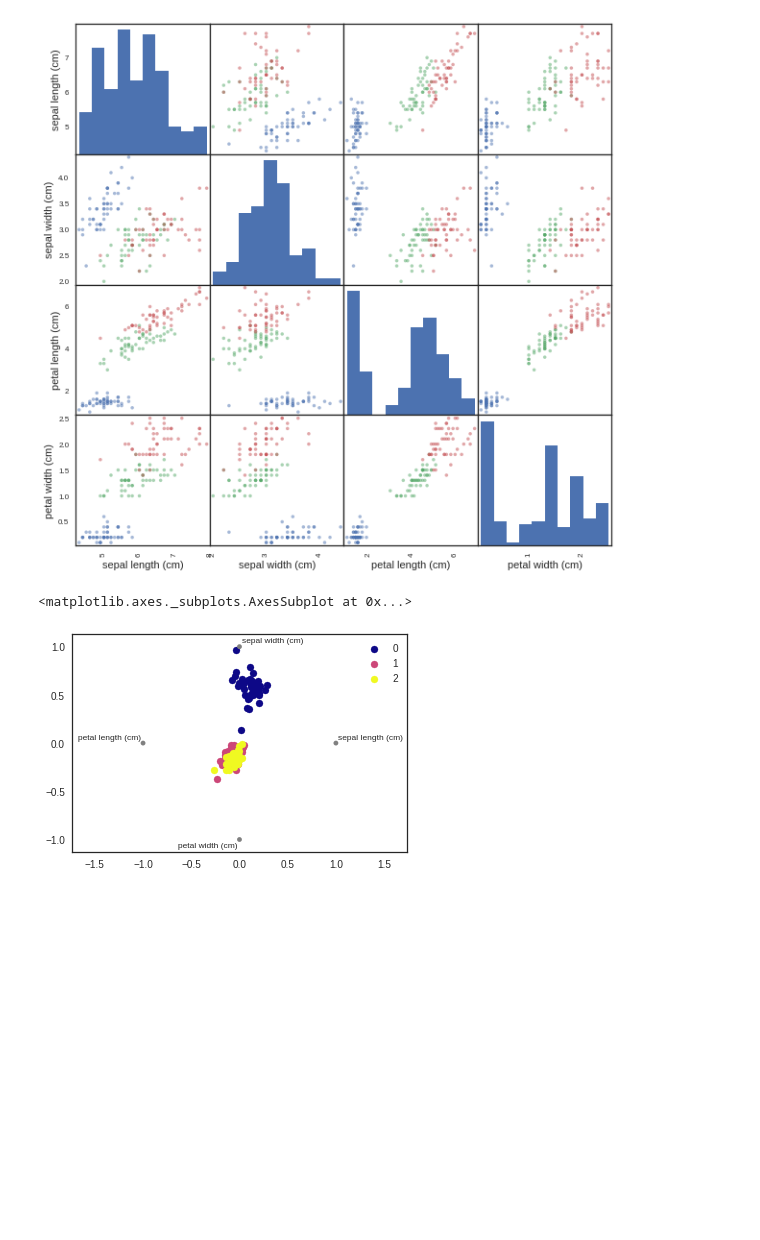
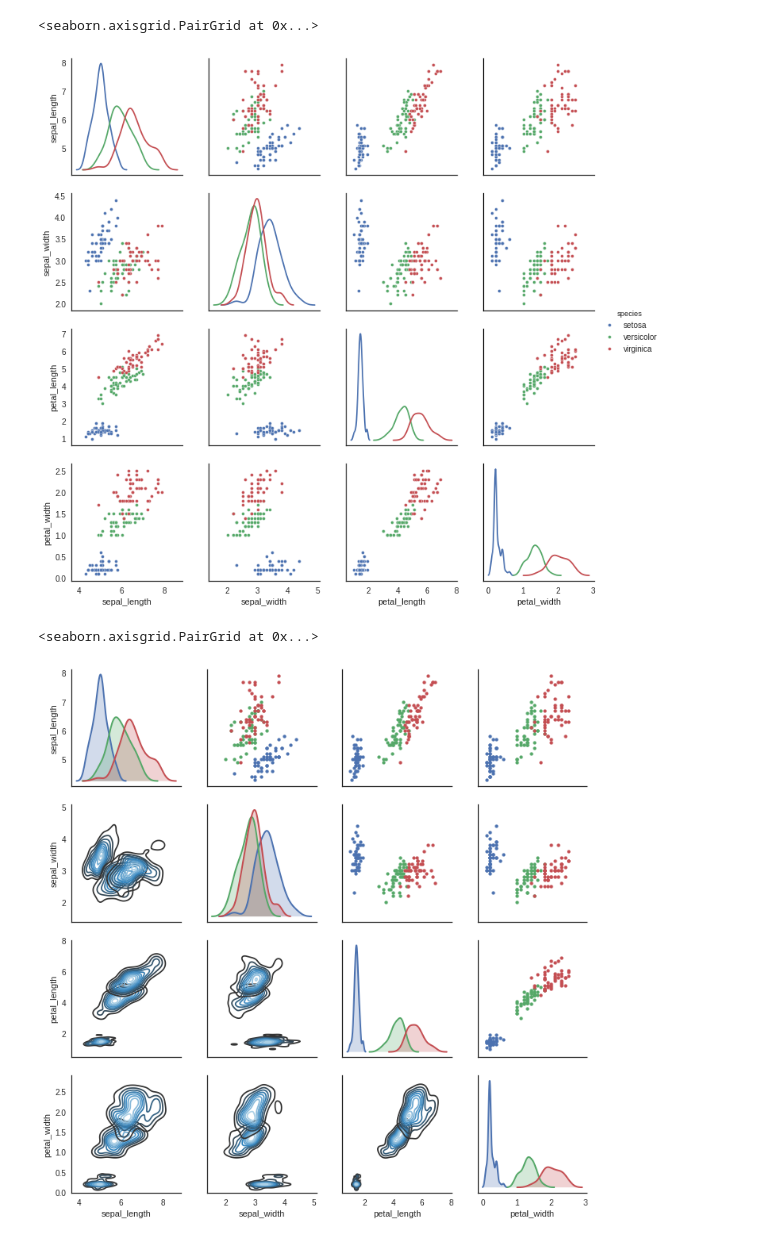
Before and after one commit to BielStela/Seminari, a Jupyter notebook: Numpy_Pandas_Scipy.ipynb, the cells around one changed output. Cells and saved outputs as stored; diff of their text form; code cells hidden in the pictures; blank space fills up the shorter version.

```diff
--- a/Numpy_Pandas_Scipy.ipynb
+++ b/Numpy_Pandas_Scipy.ipynb
@@ -36,13 +25,13 @@ pd.plotting.scatter_matrix(iris_df, figsize=(10,10), diagonal='kde');
-# %%
-colMap={0:"C0",1:"C1",2:"C2"}
-cols=list(map(lambda x:colMap.get(x),iris.target))
-
-pd.plotting.scatter_matrix(iris_df, figsize=(10,10), c = cols);
-# %% [output]
-[figure, removed]
-# %%
-iris_df['class'] = iris.target
-pd.plotting.radviz(iris_df,'class',colormap='plasma')
-# %% [output]
-<matplotlib.axes._subplots.AxesSubplot at 0x...>
-[figure, removed]
+# %%
+sns.pairplot(df, hue='species', diag_kind='kde', plot_kws=dict(s=15))
+# %% [output]
+<seaborn.axisgrid.PairGrid at 0x...>
+[figure, added]
+# %%
+g = sns.PairGrid(df, diag_sharey=False, hue='species')
+g.map_lower(sns.kdeplot, cmap="Blues_d")
+g.map_upper(plt.scatter, s= 15)
+g.map_diag(sns.kdeplot, lw=2, shade=True)
+# %% [output]
+<seaborn.axisgrid.PairGrid at 0x...>
+[figure, added]
```
Also changed, not shown: parts of 11 cells of this notebook.
